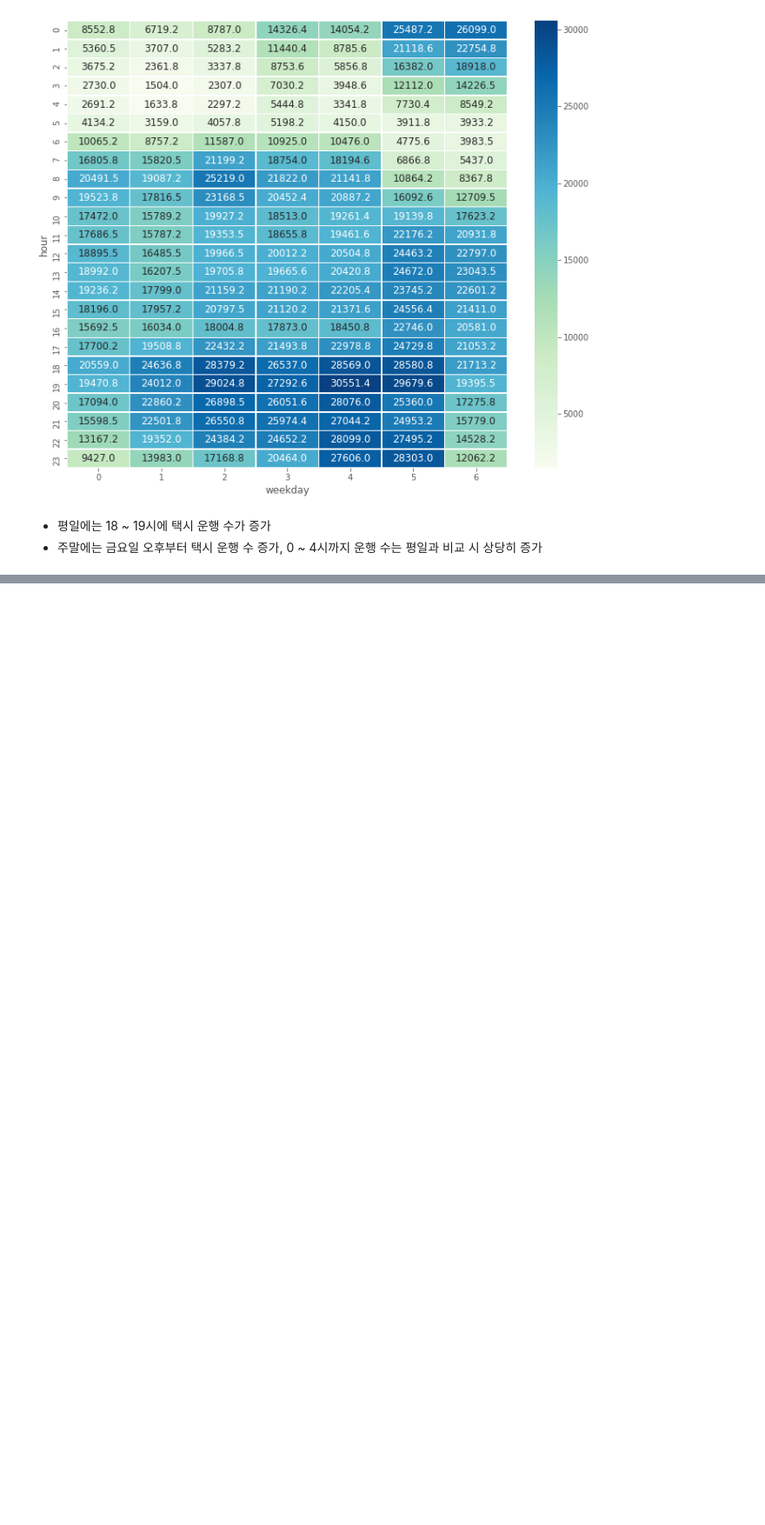
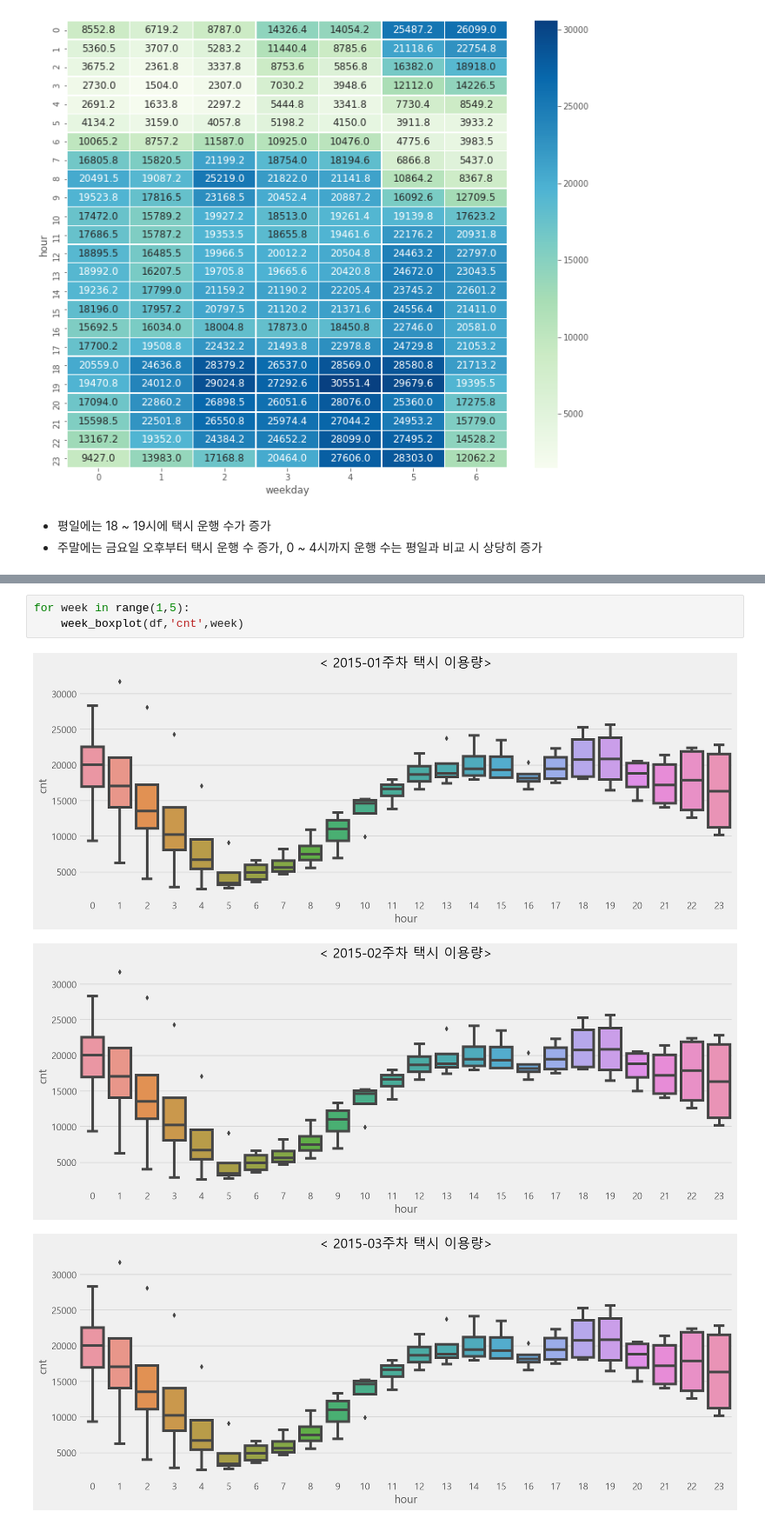
Before and after one commit to jeonprize/New_york_demand_forecasting, a Jupyter notebook: EDA.ipynb, the cells around one changed output, grey strips where cells are left out. Shown at 87% size. Cells and saved outputs as stored; diff of their text form; blank space fills up the shorter version.

```diff
--- a/EDA.ipynb
+++ b/EDA.ipynb
@@ -173,0 +221,7 @@ sns.heatmap(df.groupby(['hour','weekday'])['cnt'].mean().unstack(),
+# %%
+for week in range(1,5):
+    week_boxplot(df,'cnt',week)
+# %% [output]
+[figure, added]
+[figure, added]
+[figure, added]
```
Also changed, not shown: parts of 26 cells of this notebook.
